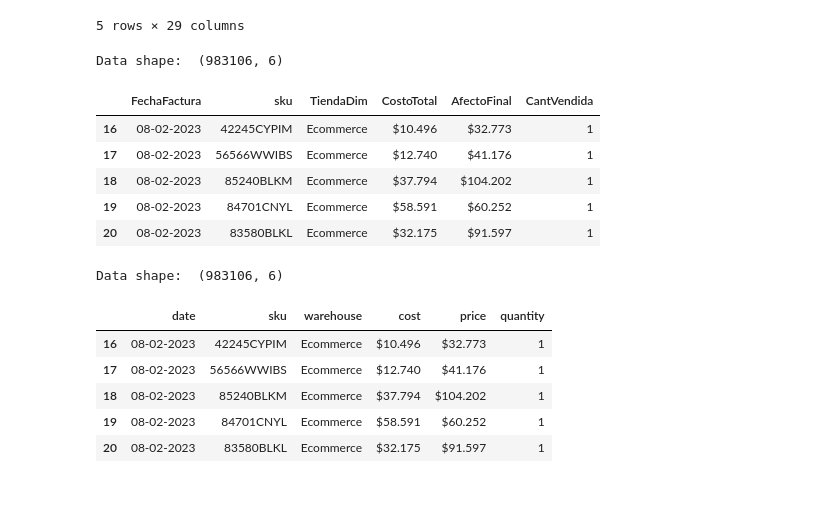
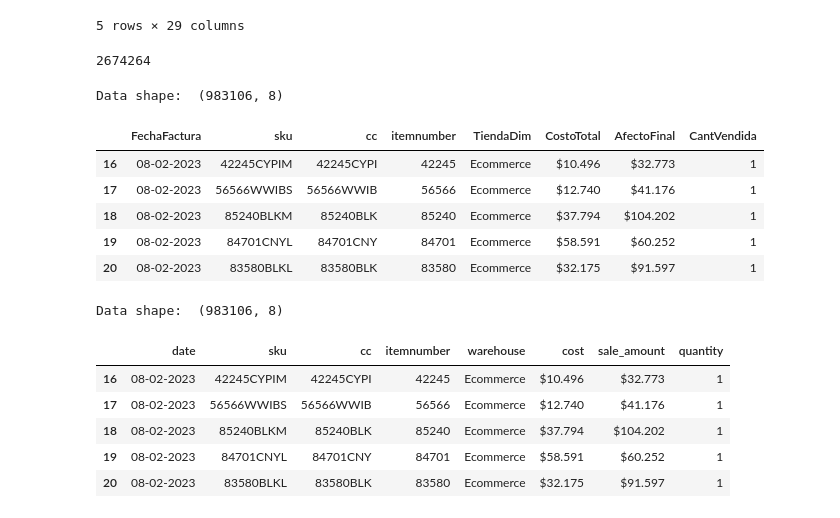
Before and after one commit to eiurrutia/sale_p4tagonia, a Jupyter notebook: notebooks/sales.ipynb, the cells around one changed output. Cells and saved outputs as stored; diff of their text form; code cells hidden in the pictures.

```diff
--- a/notebooks/sales.ipynb
+++ b/notebooks/sales.ipynb
@@ -38,35 +95,39 @@ Data shape:  (1075322, 29)
 5 rows × 29 columns
 # %%
 df = data_holder.get_data()
+print(df[df['CantVendida'] <= 0].size)
 df = df[df['CantVendida'] > 0]
 data_holder.set_data(df)
+# %% [output]
+2674264
 # %%
 data_holder.remove_columns_by_features([
-       'FechaFactura', 'sku', 'TiendaDim',
-       'CostoTotal', 'AfectoFinal', 'CantVendida',
+       'FechaFactura', 'sku', 'cc', 'itemnumber', 'TiendaDim',
+       'CostoTotal', 'AfectoFinal', 'CantVendida'
 ])
 data_info.preview()
 # %% [output]
-Data shape:  (983106, 6)
+Data shape:  (983106, 8)
-|  | FechaFactura | sku | TiendaDim | CostoTotal | AfectoFinal | CantVendida |
-| 16 | 08-02-2023 | 42245CYPIM | Ecommerce | $10.496 | $32.773 | 1 |
-| 17 | 08-02-2023 | 56566WWIBS | Ecommerce | $12.740 | $41.176 | 1 |
-| 18 | 08-02-2023 | 85240BLKM | Ecommerce | $37.794 | $104.202 | 1 |
-| 19 | 08-02-2023 | 84701CNYL | Ecommerce | $58.591 | $60.252 | 1 |
-| 20 | 08-02-2023 | 83580BLKL | Ecommerce | $32.175 | $91.597 | 1 |
+|  | FechaFactura | sku | cc | itemnumber | TiendaDim | CostoTotal | AfectoFinal | CantVendida |
+| 16 | 08-02-2023 | 42245CYPIM | 42245CYPI | 42245 | Ecommerce | $10.496 | $32.773 | 1 |
+| 17 | 08-02-2023 | 56566WWIBS | 56566WWIB | 56566 | Ecommerce | $12.740 | $41.176 | 1 |
+| 18 | 08-02-2023 | 85240BLKM | 85240BLK | 85240 | Ecommerce | $37.794 | $104.202 | 1 |
+| 19 | 08-02-2023 | 84701CNYL | 84701CNY | 84701 | Ecommerce | $58.591 | $60.252 | 1 |
+| 20 | 08-02-2023 | 83580BLKL | 83580BLK | 83580 | Ecommerce | $32.175 | $91.597 | 1 |
 # %%
-data_holder.rename_columns({'FechaFactura': 'date',
+data_holder.rename_columns({
+                    'FechaFactura': 'date',
                     'TiendaDim': 'warehouse',
                     'CostoTotal': 'cost',
-                    'AfectoFinal': 'price',
+                    'AfectoFinal': 'sale_amount',
                     'CantVendida': 'quantity',
                     })
 data_info.preview()
 # %% [output]
-Data shape:  (983106, 6)
+Data shape:  (983106, 8)
-|  | date | sku | warehouse | cost | price | quantity |
-| 16 | 08-02-2023 | 42245CYPIM | Ecommerce | $10.496 | $32.773 | 1 |
-| 17 | 08-02-2023 | 56566WWIBS | Ecommerce | $12.740 | $41.176 | 1 |
-| 18 | 08-02-2023 | 85240BLKM | Ecommerce | $37.794 | $104.202 | 1 |
-| 19 | 08-02-2023 | 84701CNYL | Ecommerce | $58.591 | $60.252 | 1 |
-| 20 | 08-02-2023 | 83580BLKL | Ecommerce | $32.175 | $91.597 | 1 |
+|  | date | sku | cc | itemnumber | warehouse | cost | sale_amount | quantity |
+| 16 | 08-02-2023 | 42245CYPIM | 42245CYPI | 42245 | Ecommerce | $10.496 | $32.773 | 1 |
+| 17 | 08-02-2023 | 56566WWIBS | 56566WWIB | 56566 | Ecommerce | $12.740 | $41.176 | 1 |
+| 18 | 08-02-2023 | 85240BLKM | 85240BLK | 85240 | Ecommerce | $37.794 | $104.202 | 1 |
+| 19 | 08-02-2023 | 84701CNYL | 84701CNY | 84701 | Ecommerce | $58.591 | $60.252 | 1 |
+| 20 | 08-02-2023 | 83580BLKL | 83580BLK | 83580 | Ecommerce | $32.175 | $91.597 | 1 |
```
Also changed, not shown: parts of 51 cells of this notebook.
